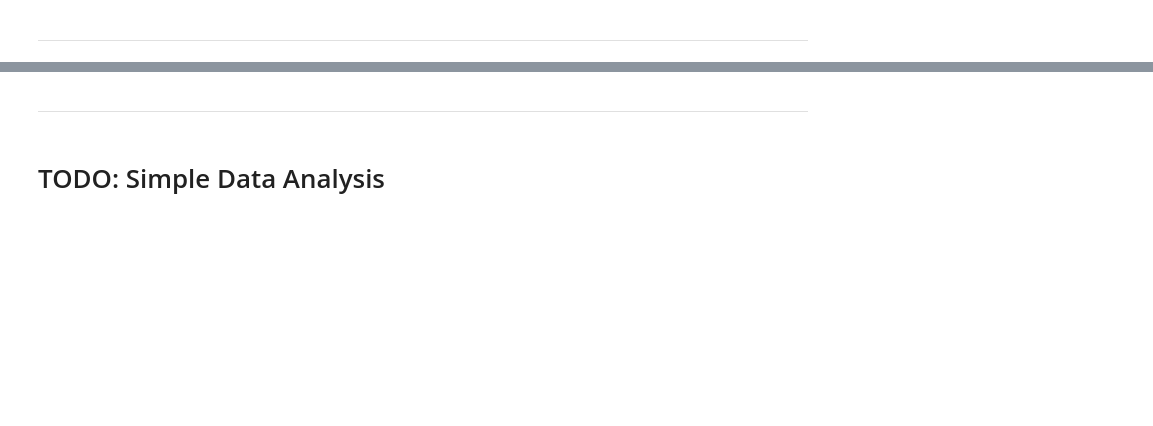
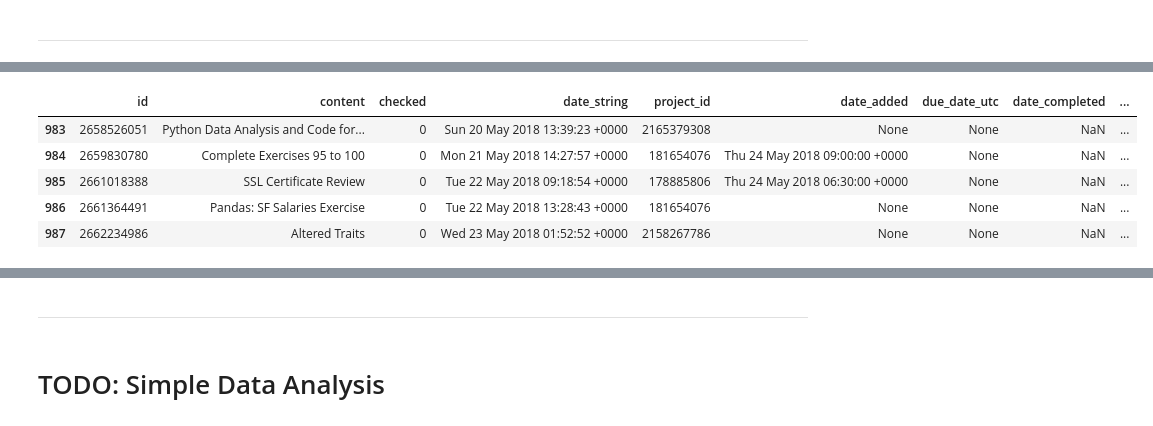
Before and after one commit to markwk/qs_ledger, a Jupyter notebook: todoist/todoist_downloader.ipynb, the cells around one changed output, grey strips where cells are left out. Cells and saved outputs as stored; diff of their text form; code cells hidden in the pictures; blank space fills up the shorter version.

```diff
--- a/todoist/todoist_downloader.ipynb
+++ b/todoist/todoist_downloader.ipynb
@@ -251,0 +313,3 @@ len(tasks)
+# %%
+# df of current tasks
+currents_task = pd.read_csv('data/current-tasks-raw.csv')
@@ -251,0 +321,9 @@ len(tasks)
+# %%
+currents_task.tail()
+# %% [output]
+|  | id | content | checked | date_string | project_id | date_added | due_date_utc | date_completed | ... |
+| 983 | 2658526051 | Python Data Analysis and Code for... | 0 | Sun 20 May 2018 13:39:23 +0000 | 2165379308 | None | None | NaN | ... |
+| 984 | 2659830780 | Complete Exercises 95 to 100 | 0 | Mon 21 May 2018 14:27:57 +0000 | 181654076 | Thu 24 May 2018 09:00:00 +0000 | None | NaN | ... |
+| 985 | 2661018388 | SSL Certificate Review | 0 | Tue 22 May 2018 09:18:54 +0000 | 178885806 | Thu 24 May 2018 06:30:00 +0000 | None | NaN | ... |
+| 986 | 2661364491 | Pandas: SF Salaries Exercise | 0 | Tue 22 May 2018 13:28:43 +0000 | 181654076 | None | None | NaN | ... |
+| 987 | 2662234986 | Altered Traits | 0 | Wed 23 May 2018 01:52:52 +0000 | 2158267786 | None | None | NaN | ... |
```
Also changed, not shown: parts of 50 cells of this notebook.
